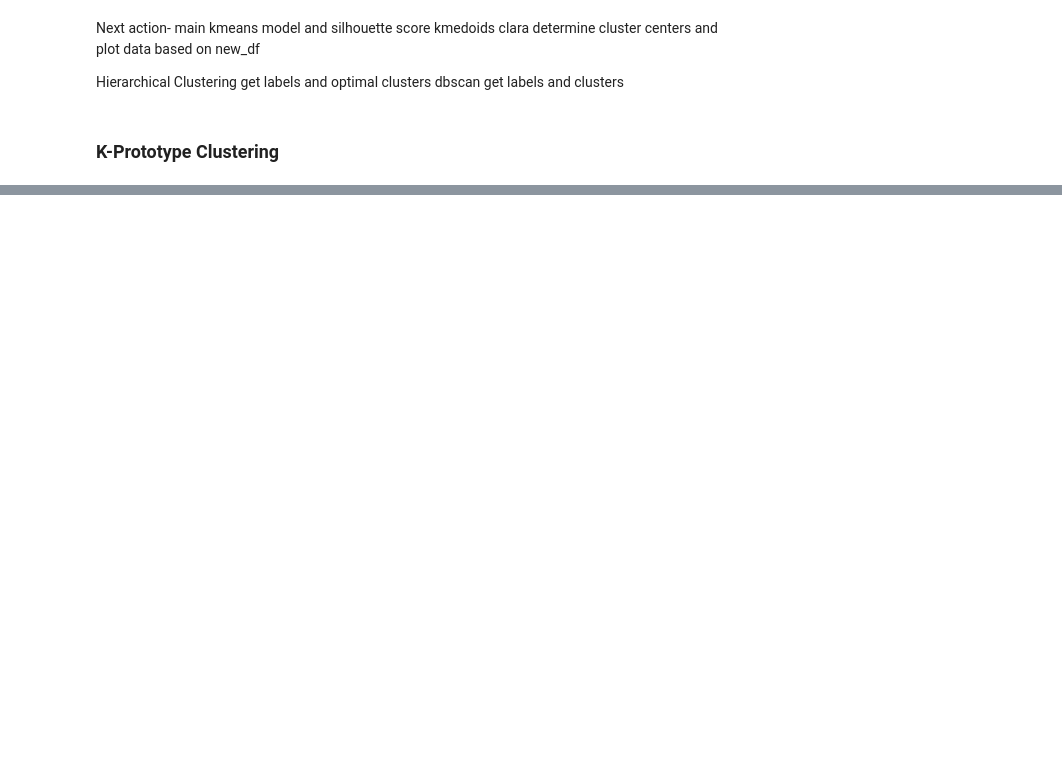
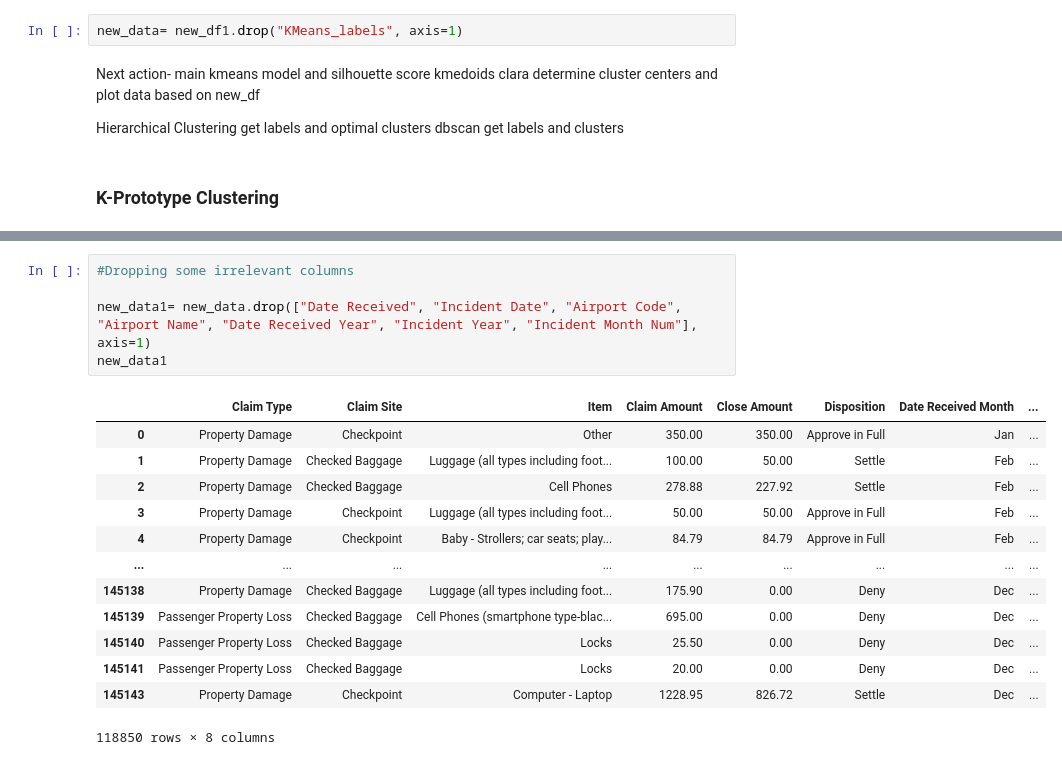
Before and after one commit to btokoli/Risk-Radar-Clustering-Airports-by-Claim-Patterns-to-Spotlight-High-Risk-Hubs, a Jupyter notebook: airportAnalysis.ipynb, the cells around one changed output, grey strips where cells are left out. Cells and saved outputs as stored; diff of their text form; blank space fills up the shorter version.

```diff
--- a/airportAnalysis.ipynb
+++ b/airportAnalysis.ipynb
@@ -937,6 +938,8 @@ plt.scatter(x=main_df["Claim Amount Scaled"], y=main_df["Close Amount Scaled"],
 # %% [output]
 <matplotlib.collections.PathCollection at 0x...>
 [figure]
+# %%
+new_data= new_df1.drop("KMeans_labels", axis=1)
 # %% [markdown]
 Next action- main kmeans model and silhouette score
 kmedoids
@@ -966,0 +954,19 @@ new_df1
+# %%
+#Dropping some irrelevant columns
+
+new_data1= new_data.drop(["Date Received", "Incident Date", "Airport Code", "Airport Name", "Date Received Year", "Incident Year", "Incident Month Num"], axis=1)
+new_data1
+# %% [output]
+|  | Claim Type | Claim Site | Item | Claim Amount | Close Amount | Disposition | Date Received Month | ... |
+| 0 | Property Damage | Checkpoint | Other | 350.00 | 350.00 | Approve in Full | Jan | ... |
+| 1 | Property Damage | Checked Baggage | Luggage (all types including foot... | 100.00 | 50.00 | Settle | Feb | ... |
+| 2 | Property Damage | Checked Baggage | Cell Phones | 278.88 | 227.92 | Settle | Feb | ... |
+| 3 | Property Damage | Checkpoint | Luggage (all types including foot... | 50.00 | 50.00 | Approve in Full | Feb | ... |
+| 4 | Property Damage | Checkpoint | Baby - Strollers; car seats; play... | 84.79 | 84.79 | Approve in Full | Feb | ... |
+| ... | ... | ... | ... | ... | ... | ... | ... | ... |
+| 145138 | Property Damage | Checked Baggage | Luggage (all types including foot... | 175.90 | 0.00 | Deny | Dec | ... |
+| 145139 | Passenger Property Loss | Checked Baggage | Cell Phones (smartphone type-blac... | 695.00 | 0.00 | Deny | Dec | ... |
+| 145140 | Passenger Property Loss | Checked Baggage | Locks | 25.50 | 0.00 | Deny | Dec | ... |
+| 145141 | Passenger Property Loss | Checked Baggage | Locks | 20.00 | 0.00 | Deny | Dec | ... |
+| 145143 | Property Damage | Checkpoint | Computer - Laptop | 1228.95 | 826.72 | Settle | Dec | ... |
+118850 rows × 8 columns
```
Also changed, not shown: parts of 11 cells of this notebook.
